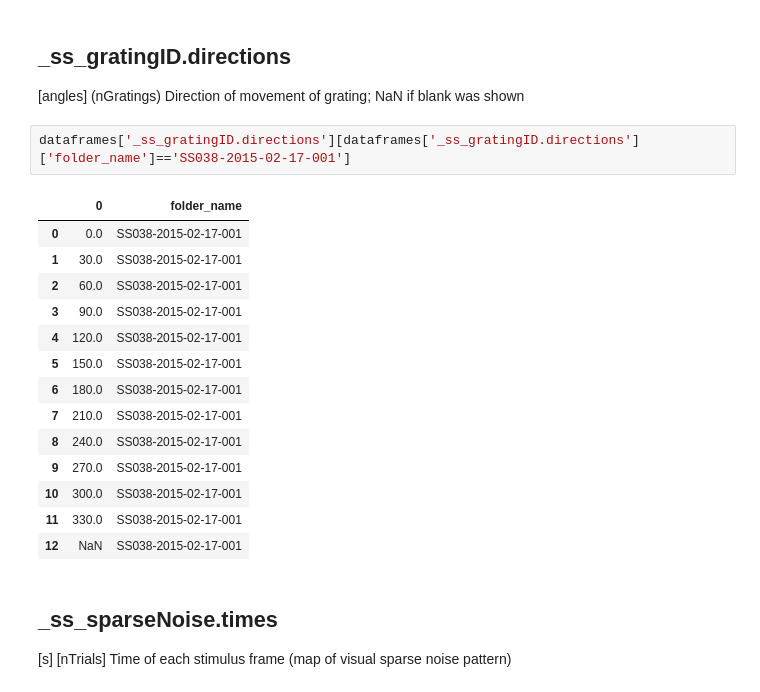
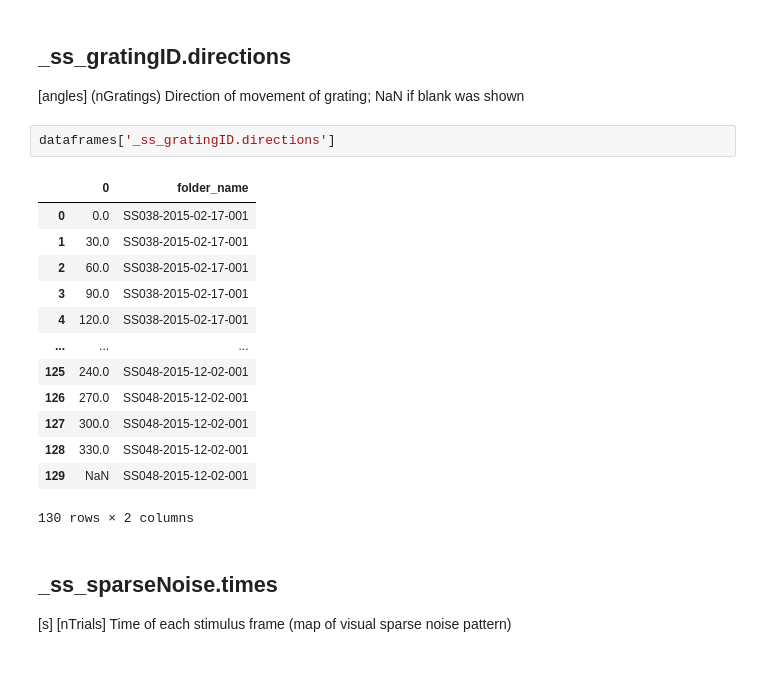
Before and after one commit to FelipeMartin9999/The_neural_encoding_of_visual_stimuli_during_different_behavioural_states, a Jupyter notebook: load_data.ipynb, the cells around one changed output. Drawn from its saved outputs; the diff is of its cells as text.

```diff
--- a/load_data.ipynb
+++ b/load_data.ipynb
@@ -388,22 +388,21 @@ array([ 1., 11.,  6.,  2., 12.,  9.,  3., 10., 13.,  8.,  4.,  5.,  7.])
 [angles] (nGratings) Direction of movement of grating; NaN if
 blank was shown
 # %%
-dataframes['_ss_gratingID.directions'][dataframes['_ss_gratingID.directions']['folder_name']=='SS038-2015-02-17-001']
+dataframes['_ss_gratingID.directions']
 # %% [output]
 |  | 0 | folder_name |
 | 0 | 0.0 | SS038-2015-02-17-001 |
 | 1 | 30.0 | SS038-2015-02-17-001 |
 | 2 | 60.0 | SS038-2015-02-17-001 |
 | 3 | 90.0 | SS038-2015-02-17-001 |
 | 4 | 120.0 | SS038-2015-02-17-001 |
-| 5 | 150.0 | SS038-2015-02-17-001 |
-| 6 | 180.0 | SS038-2015-02-17-001 |
-| 7 | 210.0 | SS038-2015-02-17-001 |
-| 8 | 240.0 | SS038-2015-02-17-001 |
-| 9 | 270.0 | SS038-2015-02-17-001 |
-| 10 | 300.0 | SS038-2015-02-17-001 |
-| 11 | 330.0 | SS038-2015-02-17-001 |
-| 12 | NaN | SS038-2015-02-17-001 |
+| ... | ... | ... |
+| 125 | 240.0 | SS048-2015-12-02-001 |
+| 126 | 270.0 | SS048-2015-12-02-001 |
+| 127 | 300.0 | SS048-2015-12-02-001 |
+| 128 | 330.0 | SS048-2015-12-02-001 |
+| 129 | NaN | SS048-2015-12-02-001 |
+130 rows × 2 columns
 # %% [markdown]
 ## _ss_sparseNoise.times
 [s] [nTrials] Time of each stimulus frame (map of visual sparse
```
Also changed, not shown: parts of 14 cells of this notebook.
